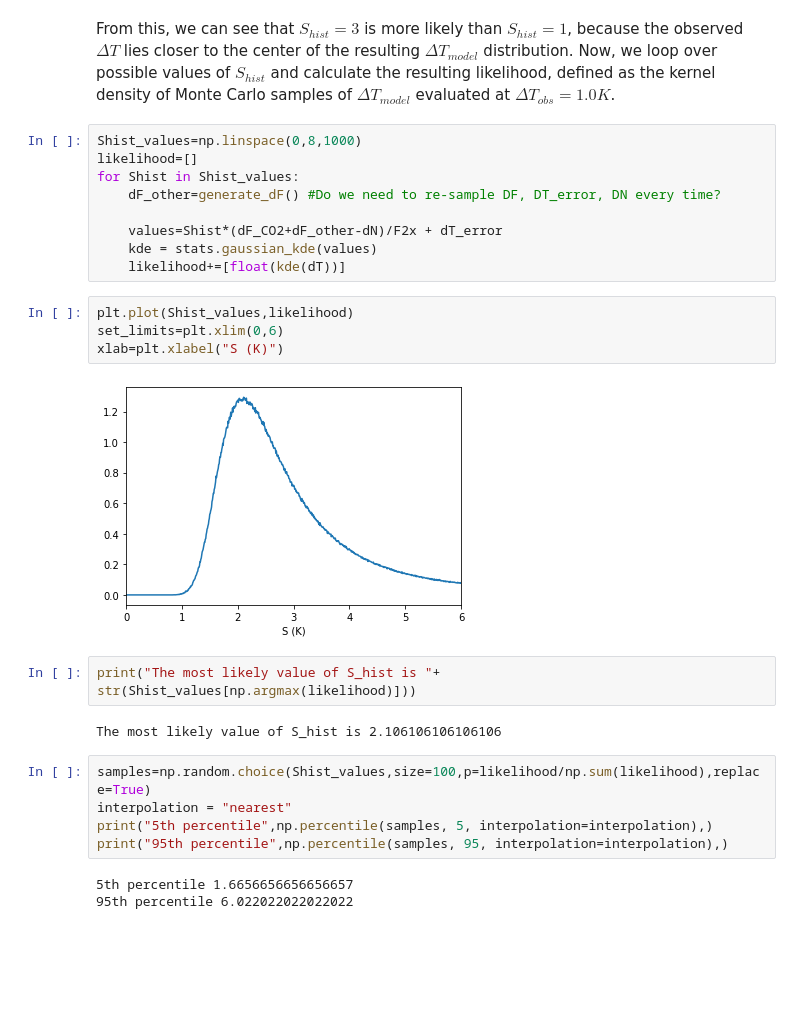
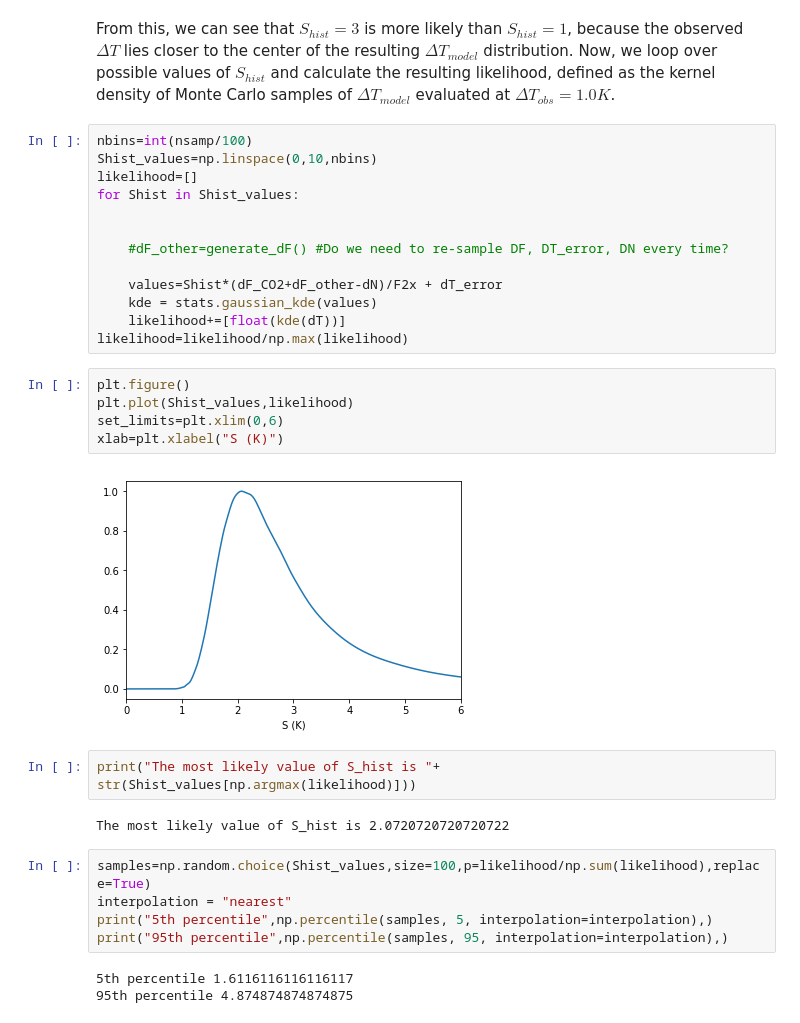
Before and after one commit to katemarvel/WCRP_ECS, a Jupyter notebook: WCRPHistoricalCheck.ipynb, the cells around one changed output. Drawn from its saved outputs; the diff is of its cells as text; blank space fills up the shorter version.

```diff
--- a/WCRPHistoricalCheck.ipynb
+++ b/WCRPHistoricalCheck.ipynb
@@ -109,29 +120,34 @@ plt.legend()
 # %% [markdown]
 From this, we can see that $S_{hist}=3$ is more likely than $S_{hist}=1$, because the observed $\Delta T$ lies closer to the center of the resulting $\Delta T_{model}$ distribution.  Now, we loop over possible values of $S_{hist}$ and calculate the resulting likelihood, defined as the kernel density of Monte Carlo samples of $\Delta T_{model}$ evaluated at $\Delta T_{obs} = 1.0 K$.
 # %%
-Shist_values=np.linspace(0,8,1000)
+nbins=int(nsamp/100)
+Shist_values=np.linspace(0,10,nbins)
 likelihood=[]
 for Shist in Shist_values:
-    dF_other=generate_dF() #Do we need to re-sample DF, DT_error, DN every time?
+
+
+    #dF_other=generate_dF() #Do we need to re-sample DF, DT_error, DN every time?
 
     values=Shist*(dF_CO2+dF_other-dN)/F2x + dT_error
     kde = stats.gaussian_kde(values)
     likelihood+=[float(kde(dT))]
+likelihood=likelihood/np.max(likelihood)
 # %%
+plt.figure()
 plt.plot(Shist_values,likelihood)
 set_limits=plt.xlim(0,6)
 xlab=plt.xlabel("S (K)")
 # %% [output]
-[figure, old version]
+[figure, new version]
 # %%
 print("The most likely value of S_hist is "+ str(Shist_values[np.argmax(likelihood)]))
 # %% [output]
-The most likely value of S_hist is 2.106106106106106
+The most likely value of S_hist is 2.0720720720720722
 # %%
 samples=np.random.choice(Shist_values,size=100,p=likelihood/np.sum(likelihood),replace=True)
 interpolation = "nearest"
 print("5th percentile",np.percentile(samples, 5, interpolation=interpolation),)
 print("95th percentile",np.percentile(samples, 95, interpolation=interpolation),)
 # %% [output]
-5th percentile 1.6656656656656657
-95th percentile 6.022022022022022
+5th percentile 1.6116116116116117
+95th percentile 4.874874874874875
```
Also changed, not shown: parts of 13 cells of this notebook, 1 other file.
